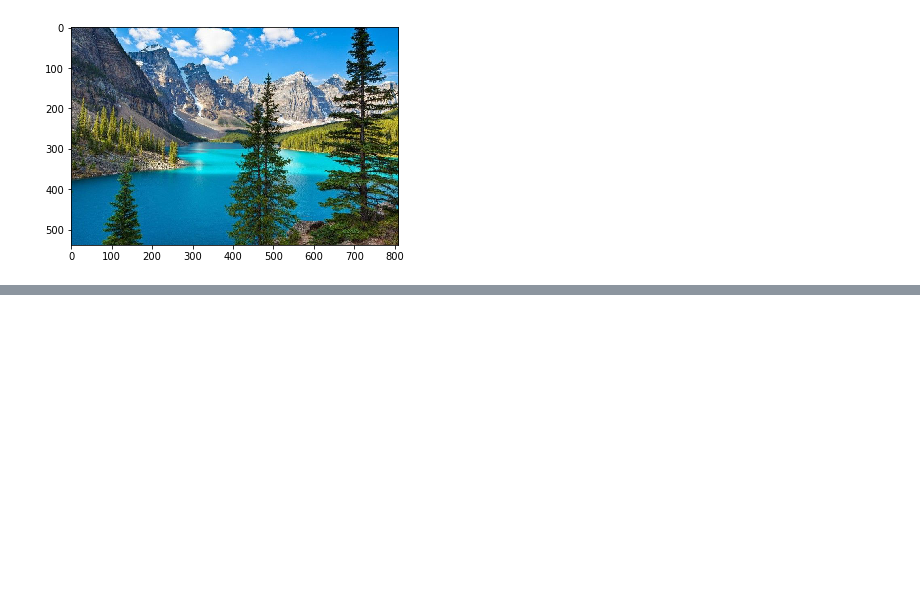
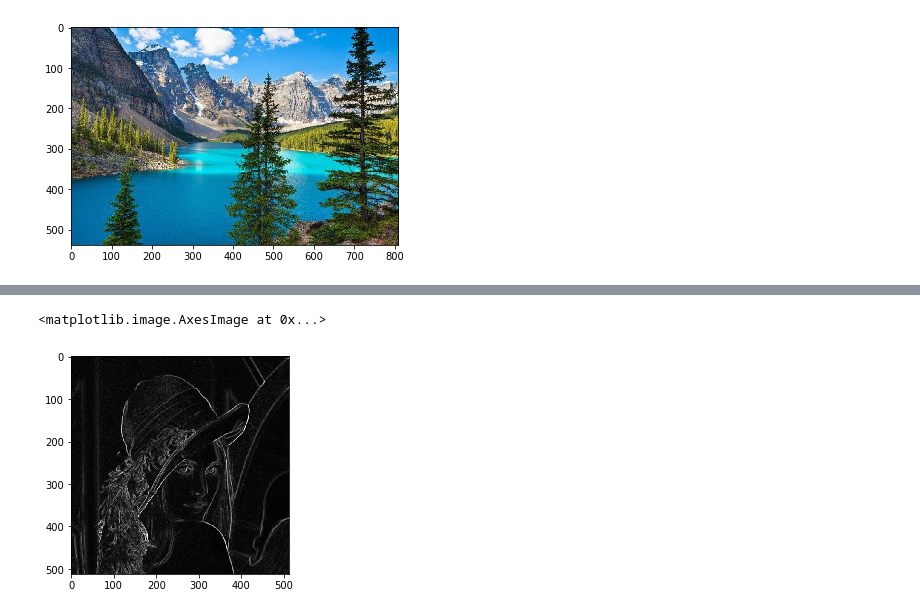
Before and after one commit to zaxaheb/waterpixels, a Jupyter notebook: Waterpixels.ipynb, the cells around one changed output, grey strips where cells are left out. Cells and saved outputs as stored; diff of their text form; code cells hidden in the pictures; blank space fills up the shorter version.

```diff
--- a/Waterpixels.ipynb
+++ b/Waterpixels.ipynb
@@ -769,0 +770,16 @@ NameError: name 'grad2' is not defined
+# %%
+im3 = skio.imread('lena.tif')
+plt.imshow(im3)
+
+#gradx=mr.sobelGradX(im3)
+#grady=mr.sobelGradY(im3)
+#norme=np.sqrt(gradx*gradx+grady*grady)
+#plt.imshow(norme, cmap='gray')
+
+se=morpho.selem.disk(1)
+grad3=morpho.dilation(im3,se)-morpho.erosion(im3,se)
+
+plt.imshow(grad3, cmap = 'gray')
+# %% [output]
+<matplotlib.image.AxesImage at 0x...>
+[figure, added]
```
Also changed, not shown: parts of 13 cells of this notebook, 1 other file.
